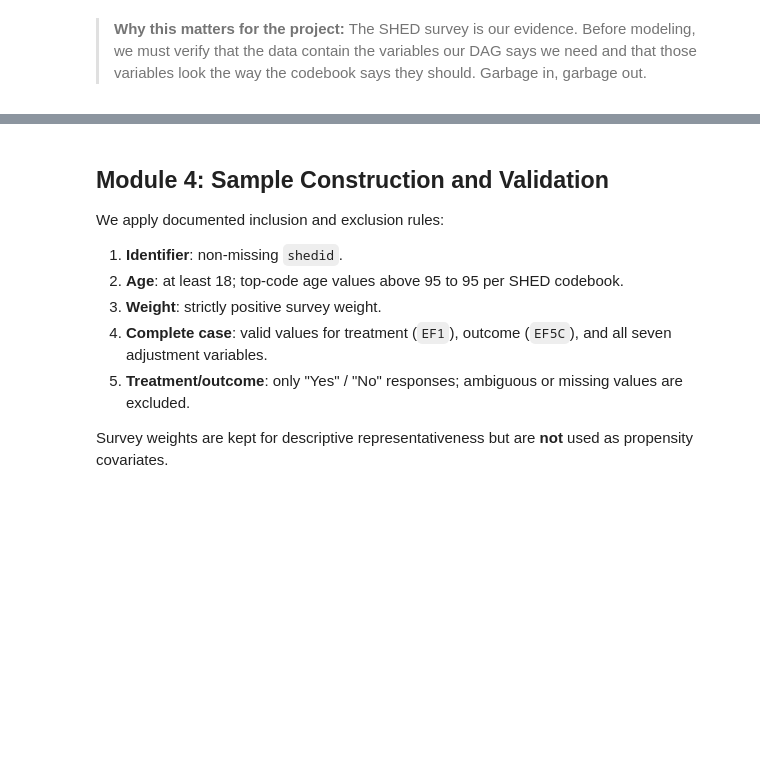
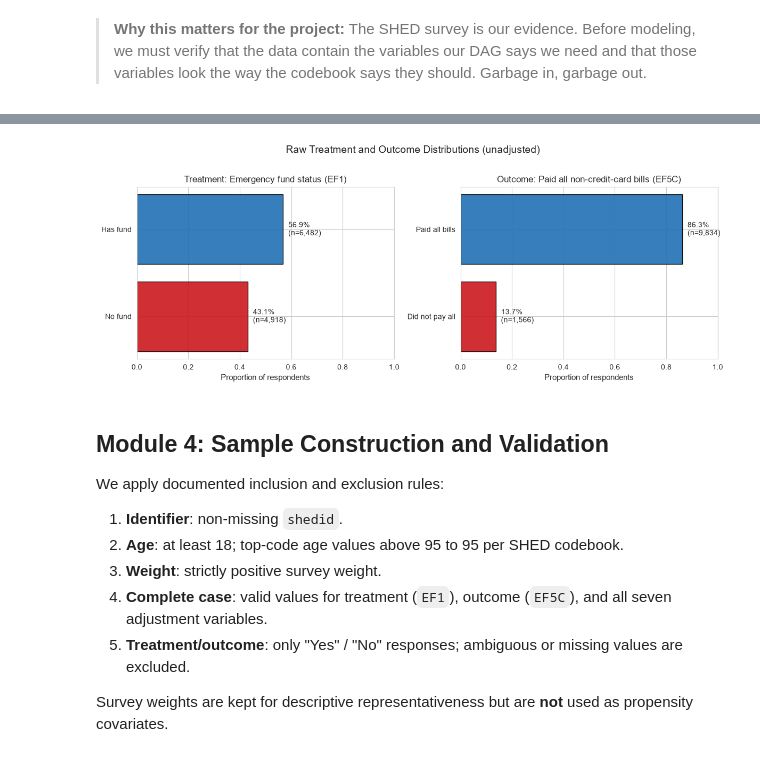
Before and after one commit to rfiez/scs4107_final_project_rueen_saneem_causal_emerg_fund_bill_pay, a Jupyter notebook: causal_ai_emergency_fund_notebook.ipynb, the cells around one changed output, grey strips where cells are left out. Saved outputs shown, nothing was run; the diff lists cells and outputs as text; code cells hidden in the pictures; blank space fills up the shorter version.

Commit message:
feat: enhanced visualizations in notebook and rebuilt PowerPoints

```diff
--- a/causal_ai_emergency_fund_notebook.ipynb
+++ b/causal_ai_emergency_fund_notebook.ipynb
@@ -379,3 +420,43 @@ for col in ["ppinc7", "ppeduc5", "ppemploy", "ppmarit5", "pphouse4", "race_5cat"
+# %%
+# ---------------------------------------------------------------------------
+# TREATMENT AND OUTCOME SUMMARY BARS (Module 4)
+# ---------------------------------------------------------------------------
+# Simple stacked bars show the raw counts and percentages for treatment and
+# outcome. This is descriptive only — it is not a causal estimate.
+# ---------------------------------------------------------------------------
+fig, axes = plt.subplots(1, 2, figsize=(12, 4.5))
+
+# Treatment
+t_counts = raw_df["EF1"].value_counts()
+t_props = t_counts / t_counts.sum()
+colors_t = ["#cb181d", "#2171b5"]
+axes[0].barh(["No fund", "Has fund"], [t_props.get("No", 0), t_props.get("Yes", 0)],
+             color=colors_t, edgecolor="black", alpha=0.9)
+axes[0].set_xlim(0, 1)
+axes[0].set_xlabel("Proportion of respondents", fontsize=11)
+axes[0].set_title("Treatment: Emergency fund status (EF1)", fontsize=12)
+for i, (label, prop) in enumerate([("No", t_props.get("No", 0)), ("Yes", t_props.get("Yes", 0))]):
+    axes[0].text(prop + 0.02, i, f"{prop*100:.1f}%\n(n={t_counts.get(label, 0):,})",
+                 va="center", fontsize=10)
+
+# Outcome
+o_counts = raw_df["EF5C"].value_counts()
+o_props = o_counts / o_counts.sum()
+colors_o = ["#cb181d", "#2171b5"]
+axes[1].barh(["Did not pay all", "Paid all bills"], [o_props.get("No", 0), o_props.get("Yes", 0)],
+             color=colors_o, edgecolor="black", alpha=0.9)
+axes[1].set_xlim(0, 1)
+axes[1].set_xlabel("Proportion of respondents", fontsize=11)
+axes[1].set_title("Outcome: Paid all non-credit-card bills (EF5C)", fontsize=12)
+for i, (label, prop) in enumerate([("No", o_props.get("No", 0)), ("Yes", o_props.get("Yes", 0))]):
+    axes[1].text(prop + 0.02, i, f"{prop*100:.1f}%\n(n={o_counts.get(label, 0):,})",
+                 va="center", fontsize=10)
+
+fig.suptitle("Raw Treatment and Outcome Distributions (unadjusted)", fontsize=14, y=1.02)
+plt.tight_layout()
+plt.show()
+# %% [output]
+[figure, added]
 # %% [markdown]
 ## Module 4: Sample Construction and Validation
 
```
Also changed, not shown: parts of 32 cells of this notebook, 3 other files.
